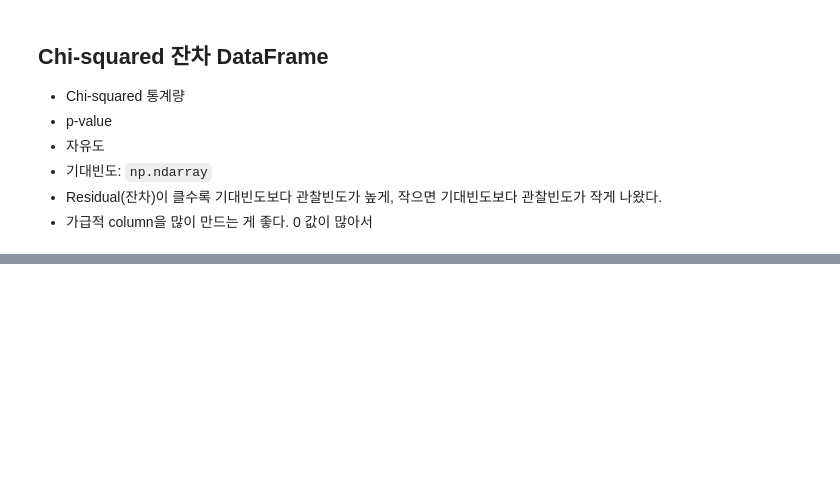
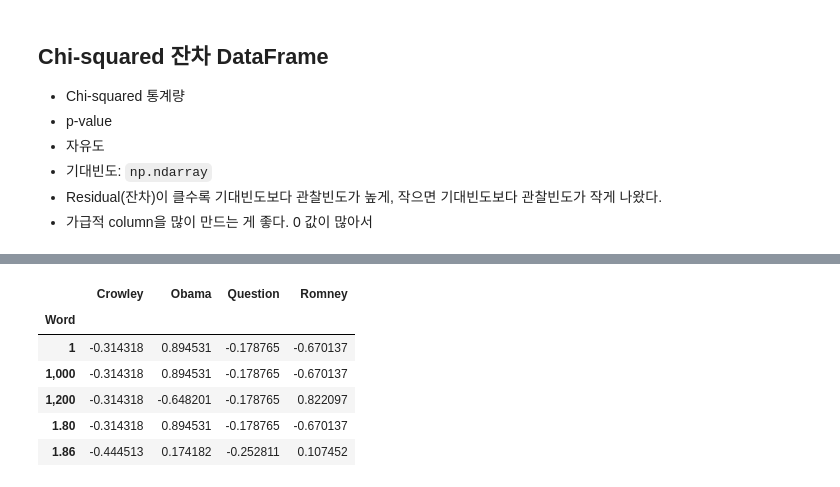
Before and after one commit to yunjichoi37/corpus-linguistics, a Jupyter notebook: 실습/09_키워드분석.ipynb, the cells around one changed output, grey strips where cells are left out. Drawn from its saved outputs; the diff is of its cells as text; code cells hidden in the pictures; blank space fills up the shorter version.

```diff
--- a/실습/09_키워드분석.ipynb
+++ b/실습/09_키워드분석.ipynb
@@ -102 +102,15 @@ array([[0.09879599, 0.42016428, 0.03195679, 0.44908293],
        [0.09879599, 0.42016428, 0.03195679, 0.44908293]])
+# %%
+import numpy as np
+res = pd.DataFrame((df.values - ef) / np.sqrt(ef),
+                    index=df.index,
+                    columns=df.columns)
+res.head()
+# %% [output]
+|  | Crowley | Obama | Question | Romney |
+| Word |  |  |  |  |
+| 1 | -0.314318 | 0.894531 | -0.178765 | -0.670137 |
+| 1,000 | -0.314318 | 0.894531 | -0.178765 | -0.670137 |
+| 1,200 | -0.314318 | -0.648201 | -0.178765 | 0.822097 |
+| 1.80 | -0.314318 | 0.894531 | -0.178765 | -0.670137 |
+| 1.86 | -0.444513 | 0.174182 | -0.252811 | 0.107452 |
```
Also changed, not shown: parts of 13 cells of this notebook.
